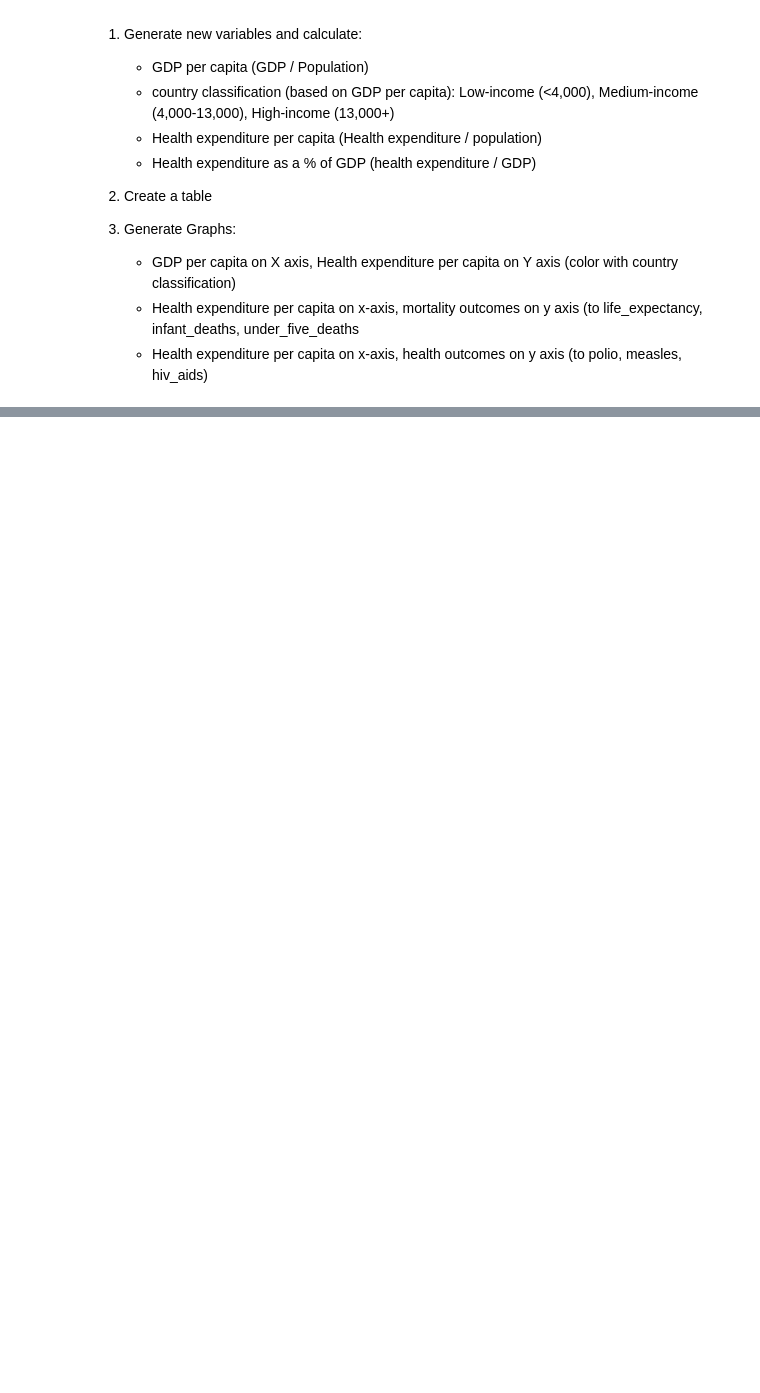
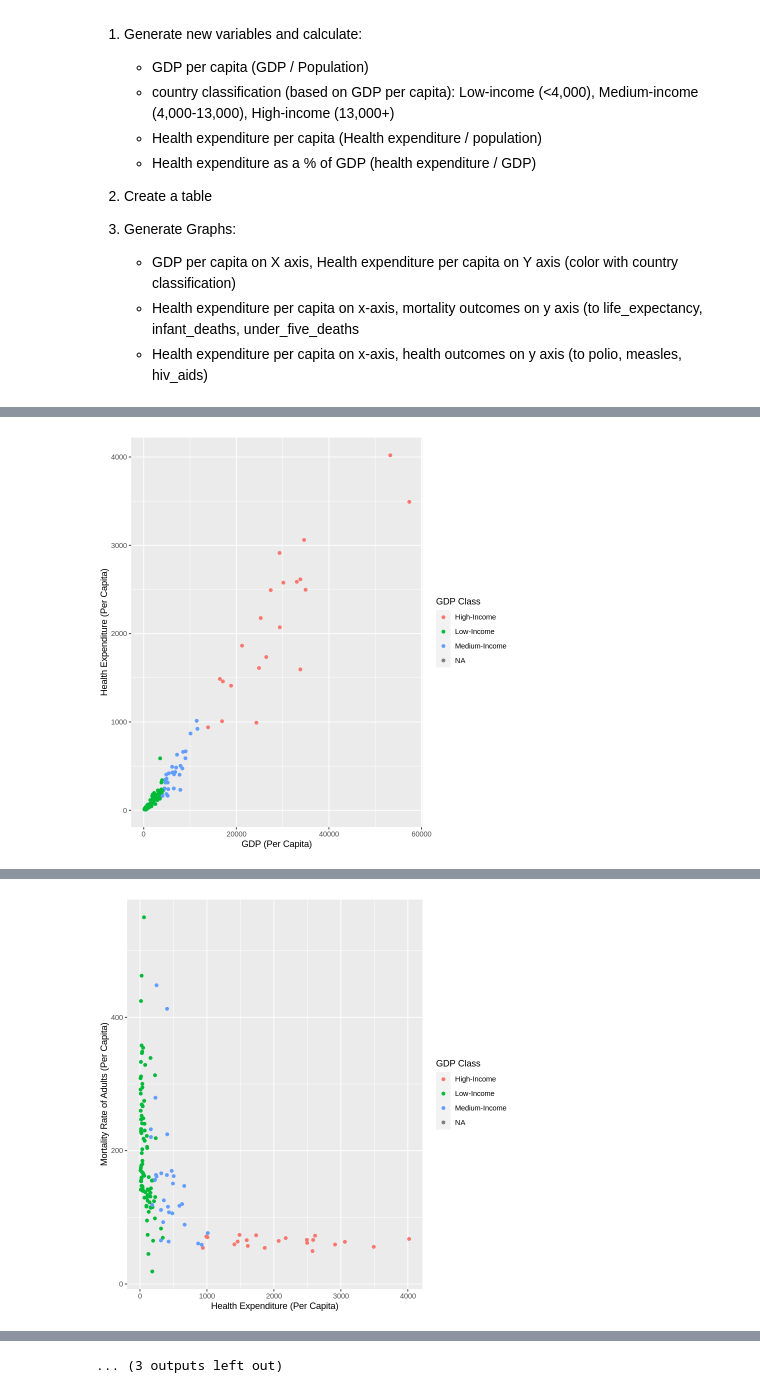
Before and after one commit to jycxu99/group_27_project, a Jupyter notebook: project_proposal.ipynb, the cells around one changed output, grey strips where cells are left out. Drawn from its saved outputs; the diff is of its cells as text; code cells hidden in the pictures; blank space fills up the shorter version.

```diff
--- a/project_proposal.ipynb
+++ b/project_proposal.ipynb
@@ -65,0 +93,11 @@ cols(
+# %%
+life_expectancy_mutated <- life_expectancy %>%
+group_by(country) %>% ## May need to delete if you want to track over time
+summarise_all("mean", na.rm = TRUE) %>%
+mutate(health_expenditure_per_capita = ((health_expenditure/100)*(gdp * population)) / population) %>%
+mutate(gdp_classification = as.factor(ifelse(gdp < 4000, "Low-Income",
+                                      ifelse(gdp < 13000,"Medium-Income",
+                                                         "High-Income"))))
+
+## May want to rename some of the colums to make them easier to understand like health expenditure -> health expenditure % of gdp
+life_expectancy_mutated
@@ -65,0 +115,50 @@ cols(
+# %%
+Proposal_Plot_1<-life_expectancy_mutated %>%
+ggplot(aes(x = gdp, y = health_expenditure_per_capita, color = gdp_classification))+
+geom_point()+
+labs(x= "GDP (Per Capita)", y= "Health Expenditure (Per Capita)", color = "GDP Class")
+
+Proposal_Plot_1.2<-life_expectancy_mutated %>%
+ggplot(aes(x = health_expenditure_per_capita, y= adult_mortality, color = gdp_classification))+
+geom_point()+
+labs(x= "Health Expenditure (Per Capita)", y = "Mortality Rate of Adults (Per Capita)", color = "GDP Class")
+
+Proposal_Plot_2.1<-life_expectancy_mutated %>%
+ggplot(aes(x = health_expenditure_per_capita, y = life_expectancy, color = gdp_classification))+
+geom_point()+
+labs(y= "Life Expectancy (Years)", x= "Health Expenditure (Per Capita)", color = "GDP Class")
+
+Proposal_Plot_2.2<-life_expectancy_mutated %>%
+ggplot(aes(x = health_expenditure_per_capita, y = infant_deaths, color = gdp_classification))+
+geom_point()+
+labs(y= "Infant Deaths (Per Capita)", x= "Health Expenditure (Per Capita)", color = "GDP Class")
+
+Proposal_Plot_2.3<-life_expectancy_mutated %>%
+ggplot(aes(x = health_expenditure_per_capita, y = under_five_deaths, color = gdp_classification))+
+geom_point()+
+labs(y= "Deaths Under Age 5 (Per Capita)", x= "Health Expenditure (Per Capita)", color = "GDP Class")
+
+Proposal_Plot_3.1<-life_expectancy_mutated %>%
+ggplot(aes(x = health_expenditure_per_capita, y = polio, color = gdp_classification))+
+geom_point()+
+labs(y= "Polio (Immunization % Coverage)", x= "Health Expenditure (Per Capita)", color = "GDP Class")
+
+Proposal_Plot_3.2<-life_expectancy_mutated %>%
+ggplot(aes(x = health_expenditure_per_capita, y = measles, color = gdp_classification))+
+geom_point()+
+labs(y= "Measles (Cases Per Capita)", x= "Health Expenditure (Per Capita)", color = "GDP Class")
+
+Proposal_Plot_3.3<-life_expectancy_mutated %>%
+ggplot(aes(x = health_expenditure_per_capita, y = HIV_AIDS, color = gdp_classification))+
+geom_point()+
+labs(y= "HIV / AIDS (Deaths per 1000 Births)", x= "Health Expenditure (Per Capita)", color = "GDP Class")
+
+Proposal_Plot_1
+Proposal_Plot_1.2
+Proposal_Plot_2.1
+Proposal_Plot_2.2
+Proposal_Plot_2.3
+Proposal_Plot_3.1
+Proposal_Plot_3.2
+Proposal_Plot_3.3
+# %% [output]
@@ -65,0 +169 @@ cols(
+[figure, added]
@@ -65,0 +172 @@ cols(
+[figure, added]
@@ -65,0 +185 @@ cols(
+... (3 outputs left out)
```
Also changed, not shown: parts of 6 cells of this notebook.
